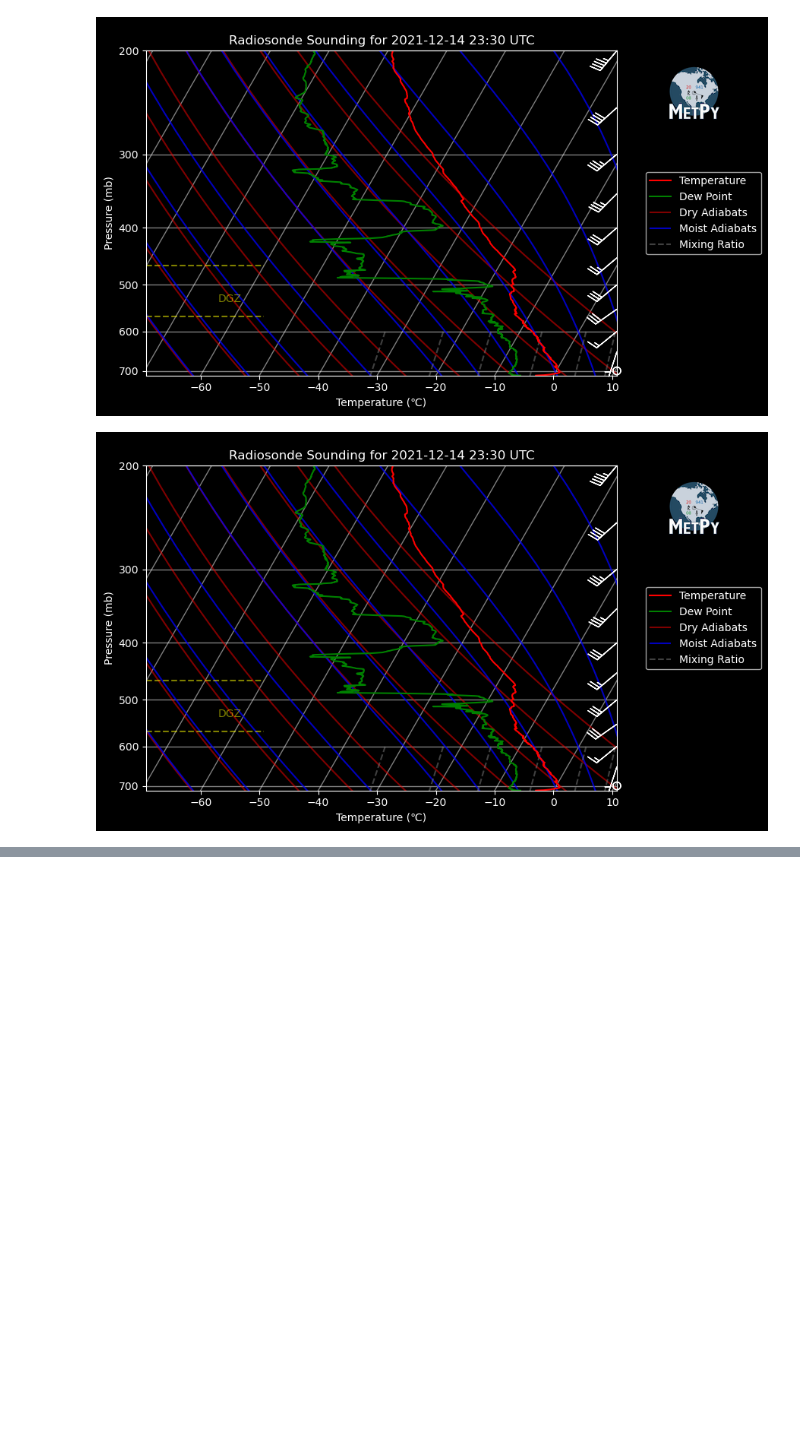
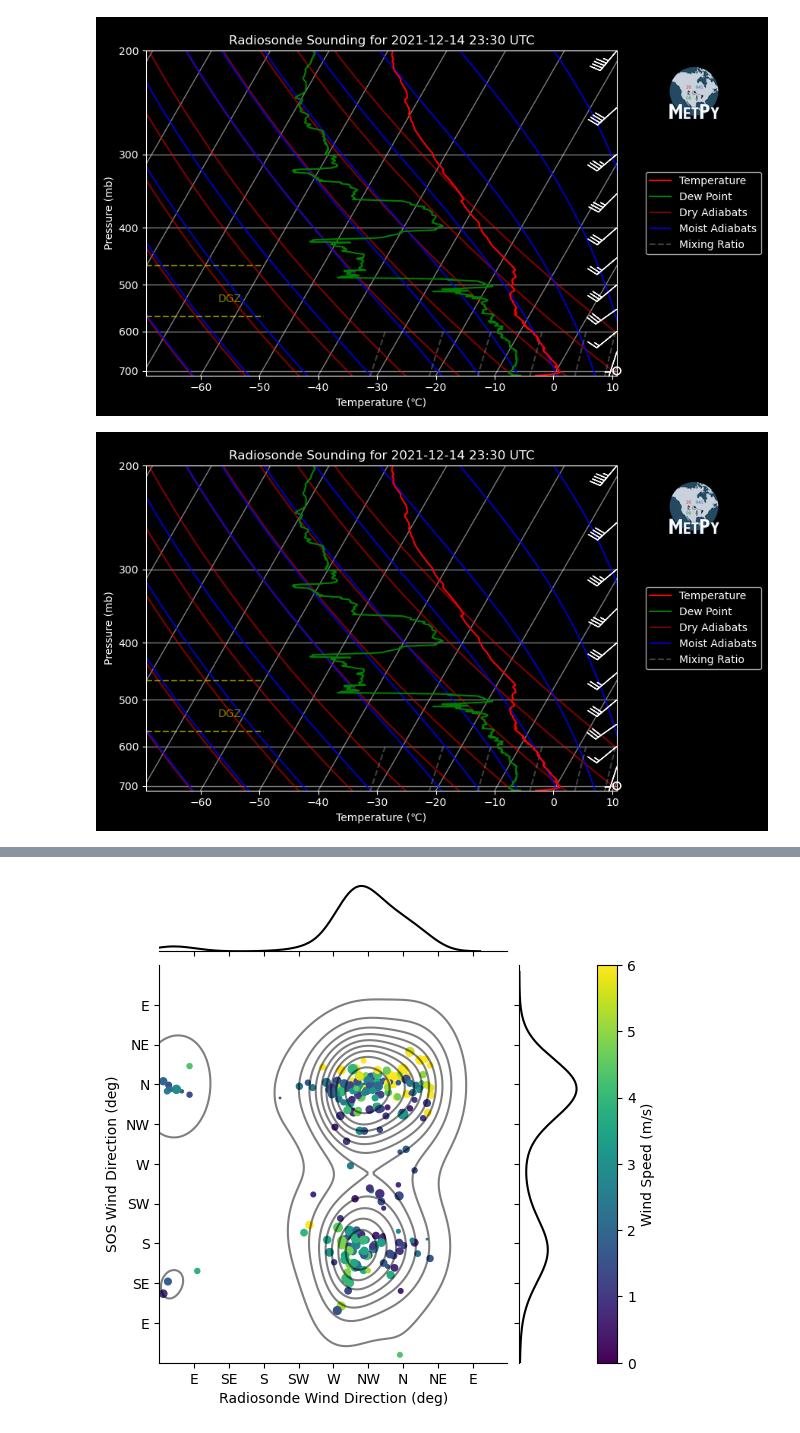
Before and after one commit to dlhogan97/Synoptic-Sublimation, a Jupyter notebook: 02_analysis/data_exploration/12_surface_and_upper_air_obs.ipynb, the cells around one changed output, grey strips where cells are left out. Saved outputs shown, nothing was run; the diff lists cells and outputs as text; code cells hidden in the pictures; blank space fills up the shorter version.

```diff
--- a/02_analysis/data_exploration/12_surface_and_upper_air_obs.ipynb
+++ b/02_analysis/data_exploration/12_surface_and_upper_air_obs.ipynb
@@ -127,7 +128,6 @@ simple_sounding(ds_a)
 [figure]
 # %%
 # create another function to calculate the inversion depth by first changing temperature to virtual potential temperature, and finding the height of the inversion between the surface
-ds = xr.open_dataset(files_22[250])
 from scipy.ndimage import gaussian_filter1d
 def calculate_inversion_depth(ds):
     # group data by 1 hPa bins
@@ -426,7 +341,9 @@ Error with /storage/dlhogan/synoptic_sublimation/sail_data/winter_21_22/radioson
 # %%
 # rename the start_time to time
-# sail_22_radiosonde_ds = sail_22_radiosonde_ds.rename({'start_time': 'time'})
-# sail_23_radiosonde_ds = sail_23_radiosonde_ds.rename({'start_time': 'time'})
+if 'start_time' in sail_22_radiosonde_ds:
+    sail_22_radiosonde_ds = sail_22_radiosonde_ds.rename({'start_time': 'time'})
+if 'start_time' in sail_23_radiosonde_ds:
+    sail_23_radiosonde_ds = sail_23_radiosonde_ds.rename({'start_time': 'time'})
 
 # Remove duplicate times
 _, index = np.unique(sail_23_radiosonde_ds['time'], return_index=True)
@@ -445,5 +362,18 @@ combined_df = kp_sos_23_sondes.join(sonds_23)
 
 # wspd_fraction
 combined_df['wspd_fraction'] = (combined_df.spd_10m_c / combined_df.wspd)
+combined_df['wspd_fraction_log'] = combined_df['wspd_fraction'].apply(lambda x: np.log10(x))
+combined_df['wspd_fraction_lognorm'] = (combined_df['wspd_fraction_log'] - combined_df['wspd_fraction_log'].min()) / (combined_df['wspd_fraction_log'].max() - combined_df['wspd_fraction_log'].min())
+
+# first bin the deg and dir_10m_c into 10 degree bins
+combined_df['deg_bin'] = pd.cut(combined_df.deg, bins=np.arange(0, 375, 15))
+combined_df['dir_10m_c_bin'] = pd.cut(combined_df.dir_10m_c, bins=np.arange(0, 375, 15))
+# replace the bins with the left edge
+combined_df['deg_bin'] = combined_df['deg_bin'].apply(lambda x: x.left)
+combined_df['dir_10m_c_bin'] = combined_df['dir_10m_c_bin'].apply(lambda x: float(x.left))
+
+# change the type to float
+combined_df['deg_bin'] = combined_df['deg_bin'].astype('float')
+combined_df['dir_10m_c_bin'] = combined_df['dir_10m_c_bin'].astype('float')
 # %%
 # get the 600 pres data from combined_df
@@ -467,0 +474,35 @@ Text(0.5, 0, 'Radiosonde Wind Direction')
+# %%
+
+# create a heatmap for each pressure level
+g = sns.jointplot(data=pres_500, x="deg", y="dir_10m_c", kind='kde',color='black', alpha=0.5)
+g.plot_joint(plt.scatter, c=pres_500['spd_10m_c'], cmap='viridis', s=pres_500['wspd_bin'], linewidth=1, marker='o', vmin=0,vmax=6)
+# add a colorbar
+cbar = plt.colorbar(label='Wind Speed (m/s)')
+# move the cbar to the right side of the plot outise the plot
+# cbar.ax.yaxis.set_label_position('right')
+# add scatter size legend
+# plt.legend(*sc.legend_elements("sizes", num=6))
+# set x and y limits as 0 to 360
+g.ax_joint.set_xlim(0, 450)
+g.ax_joint.set_ylim(0, 450)
+# replace x and y axes every 45 degrees with a degree label
+g.ax_joint.set_xticks(np.arange(45, 406, 45))
+g.ax_joint.set_yticks(np.arange(45, 406, 45))
+# replace the ticklabels with NW,N, NE, E, SE, S, SW, W, NW, N, NW
+g.ax_joint.set_xticklabels(['E', 'SE', 'S', 'SW', 'W', 'NW', 'N', 'NE','E'])
+g.ax_joint.set_yticklabels(['E', 'SE', 'S', 'SW', 'W', 'NW', 'N', 'NE','E'])
+# set the x and y labels
+g.ax_joint.set_xlabel('Radiosonde Wind Direction (deg)')
+g.ax_joint.set_ylabel('SOS Wind Direction (deg)')
+
+plt.subplots_adjust(left=0.1, right=0.8, top=0.9, bottom=0.1)
+# get the current positions of the joint ax and the ax for the marginal x
+pos_joint_ax = g.ax_joint.get_position()
+pos_marg_x_ax = g.ax_marg_x.get_position()
+# reposition the joint ax so it has the same width as the marginal x ax
+g.ax_joint.set_position([pos_joint_ax.x0, pos_joint_ax.y0, pos_marg_x_ax.width, pos_joint_ax.height])
+# # reposition the colorbar using new x positions and y positions of the joint ax
+g.fig.axes[-1].set_position([.83, pos_joint_ax.y0, .07, pos_joint_ax.height])
+plt.show()
+# %% [output]
+[figure, added]
```
Also changed, not shown: parts of 17 cells of this notebook, 15 other files.
